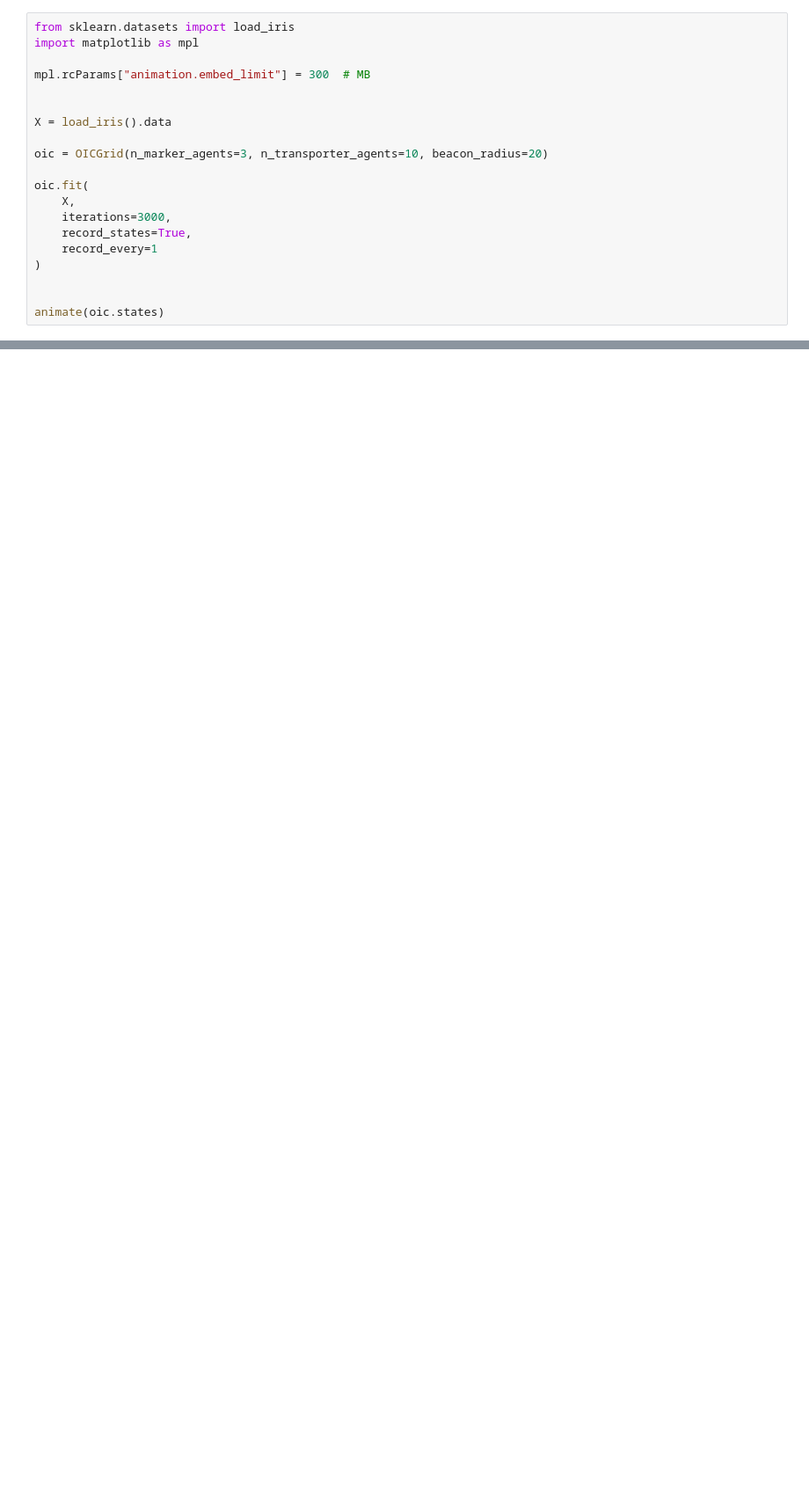
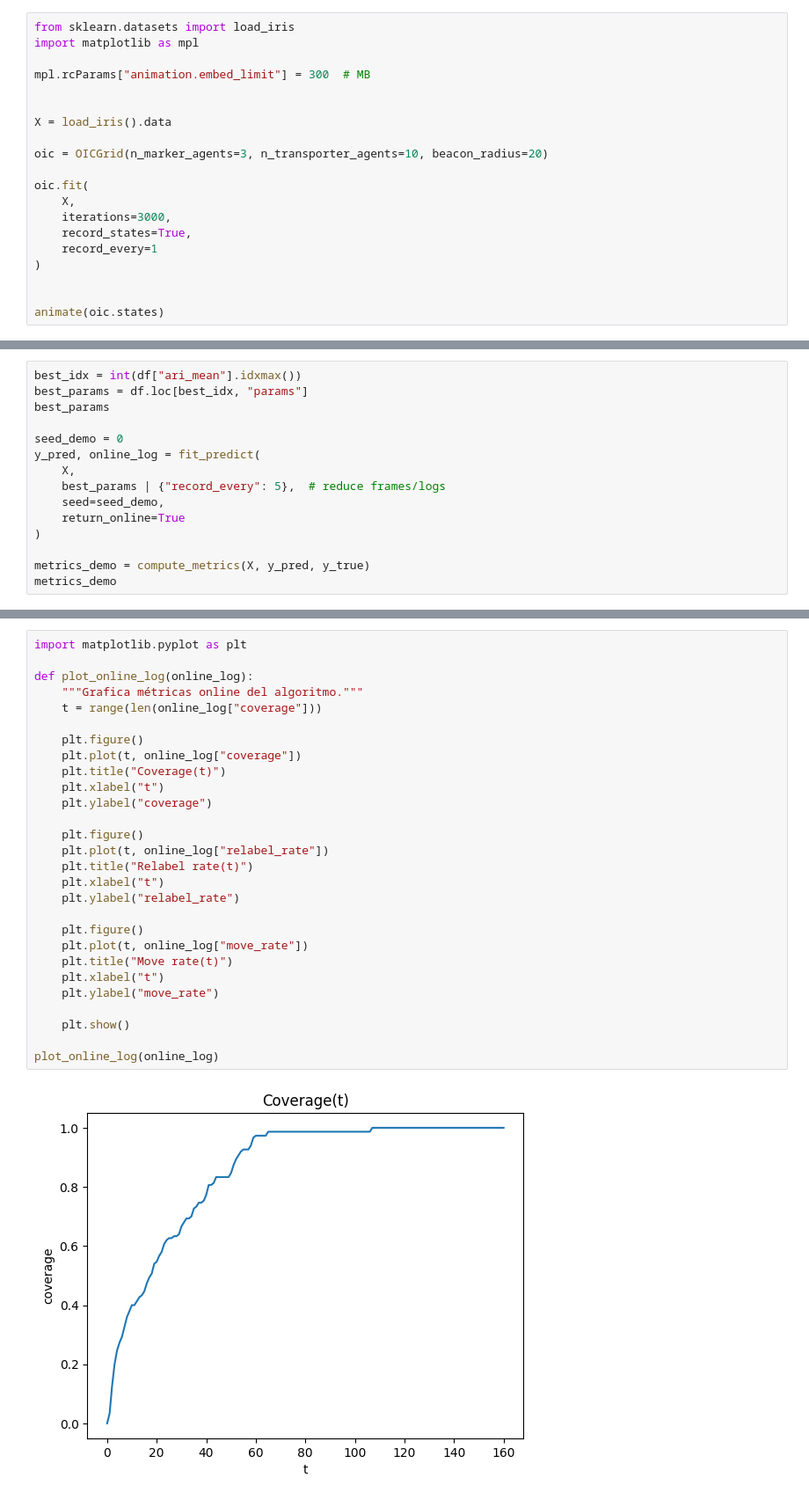
Before and after one commit to Esk1z0/multiagents_opsonization_inspired_clustering, a Jupyter notebook: opsonization.ipynb, the cells around one changed output, grey strips where cells are left out. Shown at 88% size. Cells and saved outputs as stored; diff of their text form; blank space fills up the shorter version.

```diff
--- a/opsonization.ipynb
+++ b/opsonization.ipynb
@@ -563,0 +803,15 @@ animate(oic.states)
+# %%
+best_idx = int(df["ari_mean"].idxmax())
+best_params = df.loc[best_idx, "params"]
+best_params
+
+seed_demo = 0
+y_pred, online_log = fit_predict(
+    X,
+    best_params | {"record_every": 5},  # reduce frames/logs
+    seed=seed_demo,
+    return_online=True
+)
+
+metrics_demo = compute_metrics(X, y_pred, y_true)
+metrics_demo
@@ -563,0 +825,30 @@ animate(oic.states)
+# %%
+import matplotlib.pyplot as plt
+
+def plot_online_log(online_log):
+    """Grafica métricas online del algoritmo."""
+    t = range(len(online_log["coverage"]))
+
+    plt.figure()
+    plt.plot(t, online_log["coverage"])
+    plt.title("Coverage(t)")
+    plt.xlabel("t")
+    plt.ylabel("coverage")
+
+    plt.figure()
+    plt.plot(t, online_log["relabel_rate"])
+    plt.title("Relabel rate(t)")
+    plt.xlabel("t")
+    plt.ylabel("relabel_rate")
+
+    plt.figure()
+    plt.plot(t, online_log["move_rate"])
+    plt.title("Move rate(t)")
+    plt.xlabel("t")
+    plt.ylabel("move_rate")
+
+    plt.show()
+
+plot_online_log(online_log)
+# %% [output]
+[figure, added]
```
Also changed, not shown: parts of 10 cells of this notebook.
